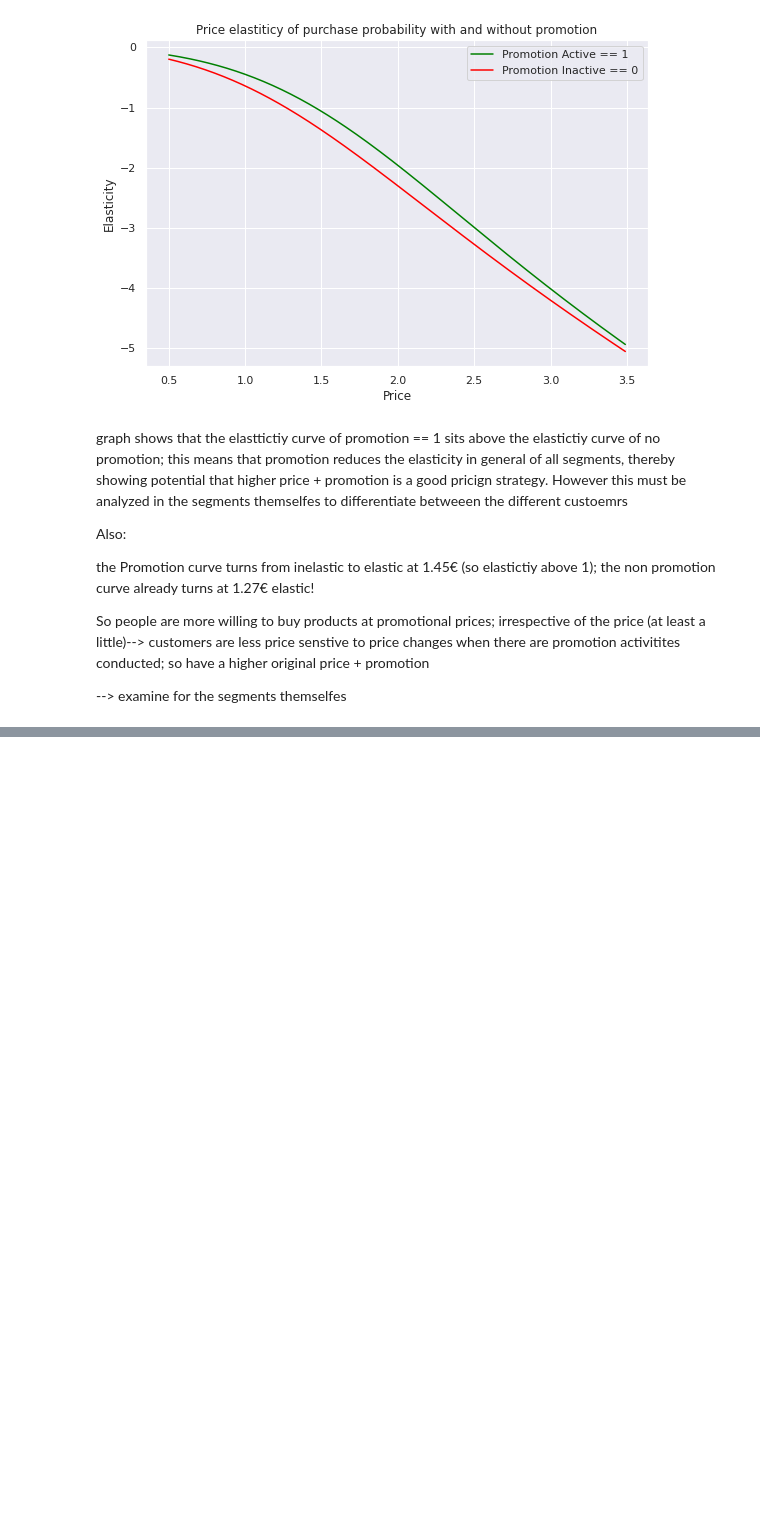
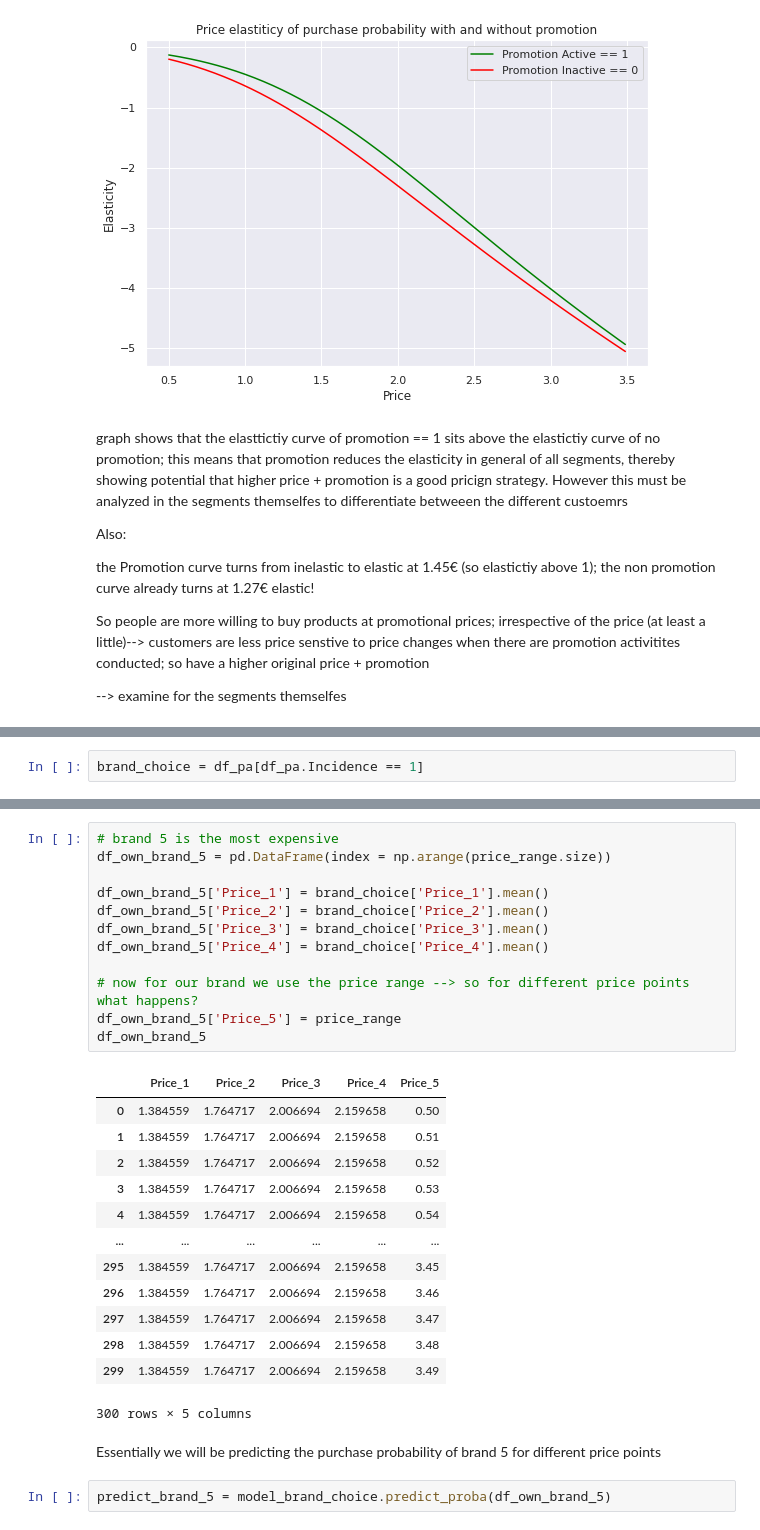
Before and after one commit to AngeloBarisano/customer_analysis_course, a Jupyter notebook: notebooks/Customer_analytics_predictive_analysis.ipynb, the cells around one changed output, grey strips where cells are left out. Cells and saved outputs as stored; diff of their text form; blank space fills up the shorter version.

```diff
--- a/notebooks/Customer_analytics_predictive_analysis.ipynb
+++ b/notebooks/Customer_analytics_predictive_analysis.ipynb
@@ -737,0 +761,2 @@ So people are more willing to buy products at promotional prices; irrespective o
+# %%
+brand_choice = df_pa[df_pa.Incidence == 1]
@@ -737,0 +851,30 @@ So people are more willing to buy products at promotional prices; irrespective o
+# %%
+# brand 5 is the most expensive
+df_own_brand_5 = pd.DataFrame(index = np.arange(price_range.size))
+
+df_own_brand_5['Price_1'] = brand_choice['Price_1'].mean()
+df_own_brand_5['Price_2'] = brand_choice['Price_2'].mean()
+df_own_brand_5['Price_3'] = brand_choice['Price_3'].mean()
+df_own_brand_5['Price_4'] = brand_choice['Price_4'].mean()
+
+# now for our brand we use the price range --> so for different price points what happens?
+df_own_brand_5['Price_5'] = price_range
+df_own_brand_5
+# %% [output]
+|  | Price_1 | Price_2 | Price_3 | Price_4 | Price_5 |
+| 0 | 1.384559 | 1.764717 | 2.006694 | 2.159658 | 0.50 |
+| 1 | 1.384559 | 1.764717 | 2.006694 | 2.159658 | 0.51 |
+| 2 | 1.384559 | 1.764717 | 2.006694 | 2.159658 | 0.52 |
+| 3 | 1.384559 | 1.764717 | 2.006694 | 2.159658 | 0.53 |
+| 4 | 1.384559 | 1.764717 | 2.006694 | 2.159658 | 0.54 |
+| ... | ... | ... | ... | ... | ... |
+| 295 | 1.384559 | 1.764717 | 2.006694 | 2.159658 | 3.45 |
+| 296 | 1.384559 | 1.764717 | 2.006694 | 2.159658 | 3.46 |
+| 297 | 1.384559 | 1.764717 | 2.006694 | 2.159658 | 3.47 |
+| 298 | 1.384559 | 1.764717 | 2.006694 | 2.159658 | 3.48 |
+| 299 | 1.384559 | 1.764717 | 2.006694 | 2.159658 | 3.49 |
+300 rows × 5 columns
+# %% [markdown]
+Essentially we  will be predicting the purchase probability of brand 5 for different price points
+# %%
+predict_brand_5 = model_brand_choice.predict_proba(df_own_brand_5)
```
Also changed, not shown: parts of 26 cells of this notebook.
